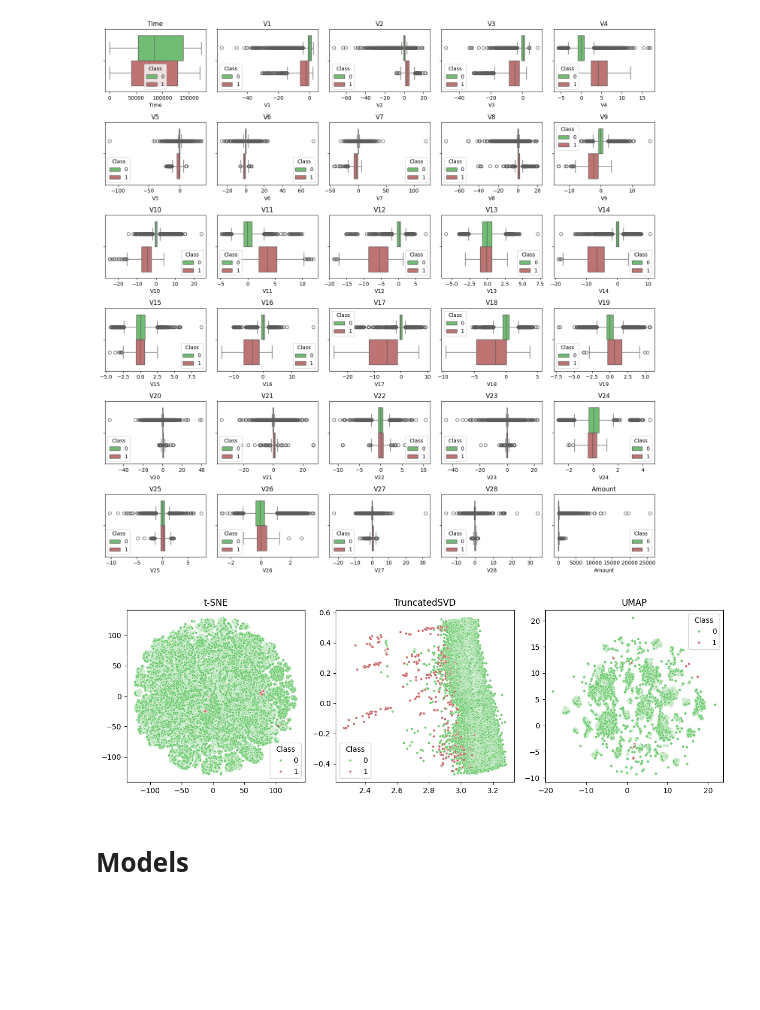
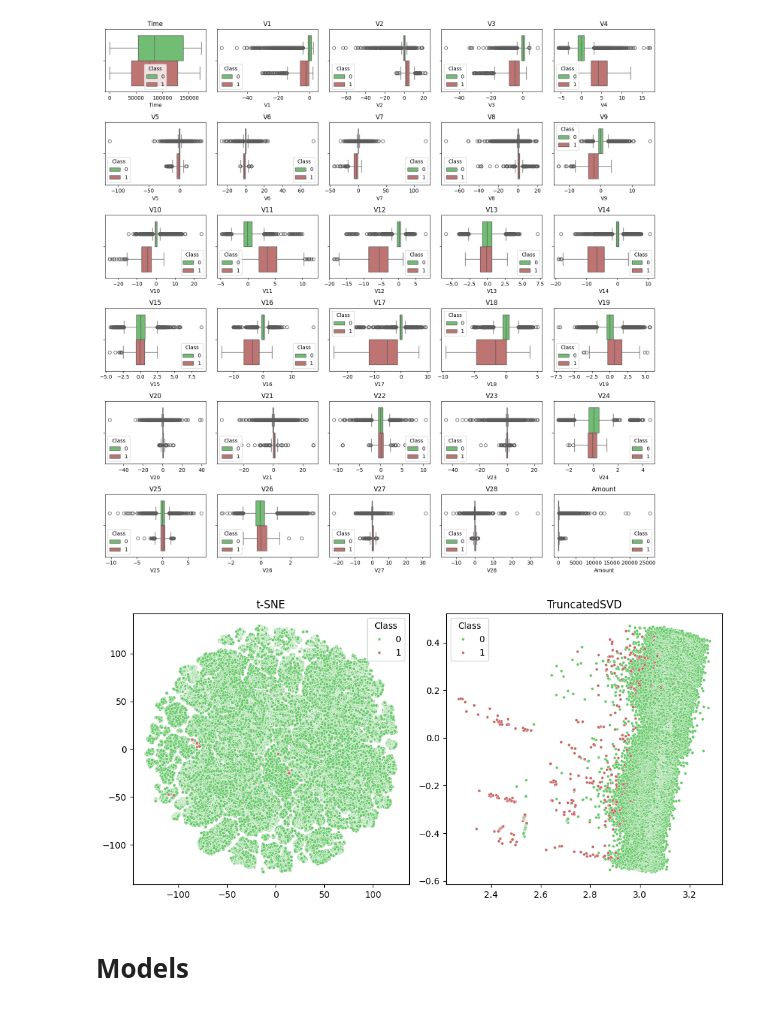
Before and after one commit to volk-anastasia/Credit_Card_Fraud, a Jupyter notebook: credit_card_fraud.ipynb, the cells around one changed output. Cells and saved outputs as stored; diff of their text form; code cells hidden in the pictures; blank space fills up the shorter version.

```diff
--- a/credit_card_fraud.ipynb
+++ b/credit_card_fraud.ipynb
@@ -32,5 +31,5 @@ np.random.seed(RANDOM_SEED)
 # %%
-data = pd.read_csv('creditcard.csv')
+data = pd.read_csv('data/creditcard.csv')
 data.tail()
 # %% [output]
 |  | Time | V1 | V2 | V3 | V4 | V5 | V6 | V7 | V8 | V9 | ... | ... |
@@ -103,40 +114,21 @@ plt.show()
 # %%
-def decomp_plots(X_tsne, X_svd, X_umap, hue=data['Class']):
-    plt.figure(figsize=(12, 4))
+def decomp_plots(X_tsne, X_svd, hue=data['Class']):
+    plt.figure(figsize=(10, 5))
 
-    plt.subplot(1, 3, 1)
+    plt.subplot(1, 2, 1)
     sns.scatterplot(x=X_tsne[:, 0], y=X_tsne[:, 1], hue=hue, palette=colors, s=10)
     plt.title('t-SNE')
 
-    plt.subplot(1, 3, 2)
+    plt.subplot(1, 2, 2)
     sns.scatterplot(x=X_svd[:, 0], y=X_svd[:, 1], hue=hue, palette=colors, s=10)
     plt.title('TruncatedSVD')
-
-    plt.subplot(1, 3, 3)
-    sns.scatterplot(x=X_umap[:, 0], y=X_umap[:, 1], hue=hue, palette=colors, s=10)
-    plt.title('UMAP')
 
     plt.tight_layout()
     plt.show()
 
-X = data.drop(['Class'], axis=1)
-y = data['Class']
-
-scaler = MinMaxScaler()
-X_scaled = scaler.fit_transform(X)
-
-tsne = TSNE(n_components=2, random_state=RANDOM_SEED)
-X_tsne = tsne.fit_transform(X_scaled)
-
-svd = TruncatedSVD(n_components=2, random_state=RANDOM_SEED)
-X_svd = svd.fit_transform(X_scaled)
-
-umap = UMAP(n_components=2, random_state=RANDOM_SEED)
-X_umap = umap.fit_transform(X_scaled)
-
-decomp_plots(X_tsne, X_svd, X_umap)
+decomp_plots(X_tsne, X_svd)
 # %% [output]
-[figure, old version]
+[figure, new version]
 # %% [markdown]
 # Models
 # %%
```
Also changed, not shown: parts of 8 cells of this notebook, 8 other files.
